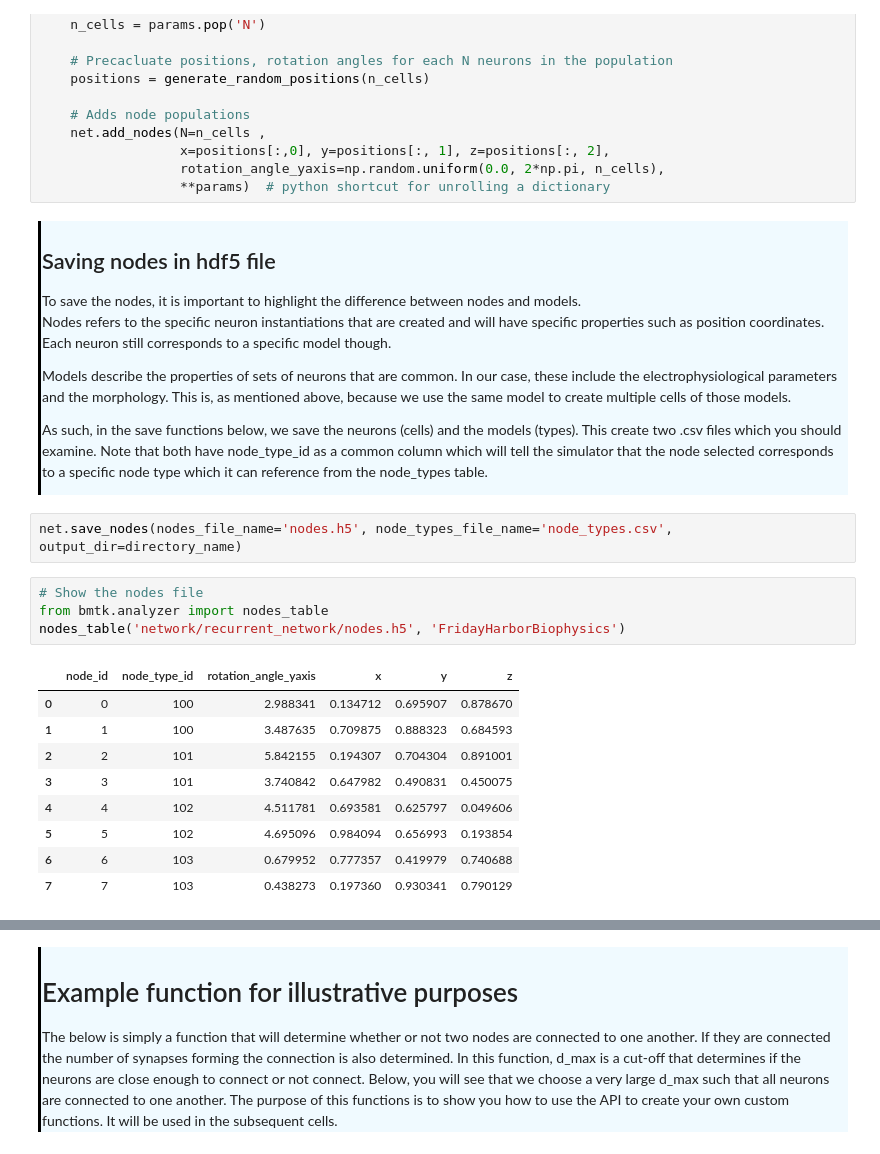
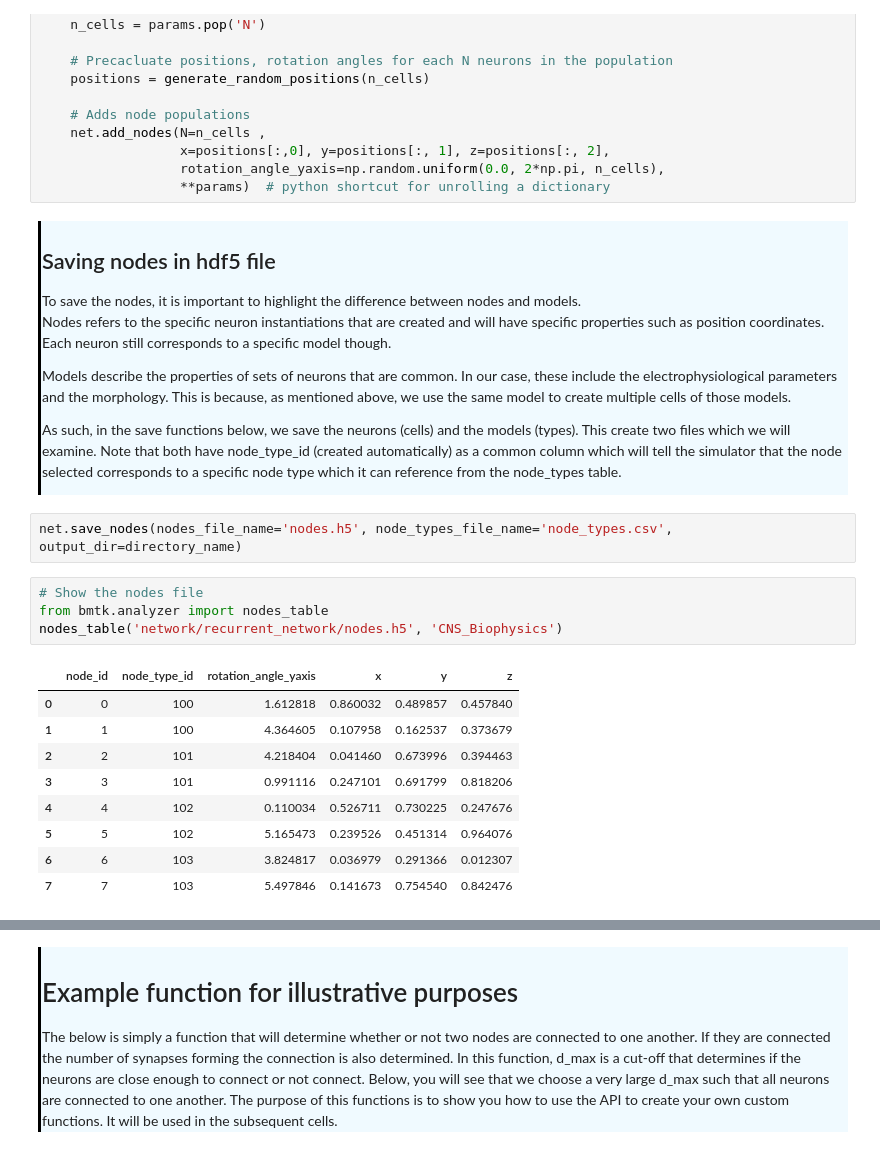
Before and after one commit to AllenInstitute/CNS_2018_Tutorial, a Jupyter notebook: bmtk/biophysical_notebook/biophysical_modeling.ipynb, the cells around one changed output, grey strips where cells are left out. Saved outputs shown, nothing was run; the diff lists cells and outputs as text.

```diff
--- a/bmtk/biophysical_notebook/biophysical_modeling.ipynb
+++ b/bmtk/biophysical_notebook/biophysical_modeling.ipynb
@@ -224,25 +216,25 @@ for model in LIF_models:
 <h2>Saving nodes in hdf5 file</h2>
 To save the nodes, it is important to highlight the difference between nodes and models.
 <p> Nodes refers to the specific neuron instantiations that are created and will have specific properties such as position coordinates. Each neuron still corresponds to a specific model though.
-<p> Models describe the properties of sets of neurons that are common. In our case, these include the electrophysiological parameters and the morphology. This is, as mentioned above, because we use the same model to create multiple cells of those models.
-<p>As such, in the save functions below, we save the neurons (cells) and the models (types). This create two .csv files which you should examine. Note that both have node_type_id as a common column which will tell the simulator that the node selected corresponds to a specific node type which it can reference from the node_types table.
+<p> Models describe the properties of sets of neurons that are common. In our case, these include the electrophysiological parameters and the morphology. This is because, as mentioned above, we use the same model to create multiple cells of those models.
+<p>As such, in the save functions below, we save the neurons (cells) and the models (types). This create two files which we will examine. Note that both have node_type_id (created automatically) as a common column which will tell the simulator that the node selected corresponds to a specific node type which it can reference from the node_types table.
 </div>
 # %%
 net.save_nodes(nodes_file_name='nodes.h5', node_types_file_name='node_types.csv', output_dir=directory_name)
 # %%
 # Show the nodes file
 from bmtk.analyzer import nodes_table
-nodes_table('network/recurrent_network/nodes.h5', 'FridayHarborBiophysics')
+nodes_table('network/recurrent_network/nodes.h5', 'CNS_Biophysics')
 # %% [output]
 |  | node_id | node_type_id | rotation_angle_yaxis | x | y | z |
-| 0 | 0 | 100 | 2.988341 | 0.134712 | 0.695907 | 0.878670 |
-| 1 | 1 | 100 | 3.487635 | 0.709875 | 0.888323 | 0.684593 |
-| 2 | 2 | 101 | 5.842155 | 0.194307 | 0.704304 | 0.891001 |
-| 3 | 3 | 101 | 3.740842 | 0.647982 | 0.490831 | 0.450075 |
-| 4 | 4 | 102 | 4.511781 | 0.693581 | 0.625797 | 0.049606 |
-| 5 | 5 | 102 | 4.695096 | 0.984094 | 0.656993 | 0.193854 |
-| 6 | 6 | 103 | 0.679952 | 0.777357 | 0.419979 | 0.740688 |
-| 7 | 7 | 103 | 0.438273 | 0.197360 | 0.930341 | 0.790129 |
+| 0 | 0 | 100 | 1.612818 | 0.860032 | 0.489857 | 0.457840 |
+| 1 | 1 | 100 | 4.364605 | 0.107958 | 0.162537 | 0.373679 |
+| 2 | 2 | 101 | 4.218404 | 0.041460 | 0.673996 | 0.394463 |
+| 3 | 3 | 101 | 0.991116 | 0.247101 | 0.691799 | 0.818206 |
+| 4 | 4 | 102 | 0.110034 | 0.526711 | 0.730225 | 0.247676 |
+| 5 | 5 | 102 | 5.165473 | 0.239526 | 0.451314 | 0.964076 |
+| 6 | 6 | 103 | 3.824817 | 0.036979 | 0.291366 | 0.012307 |
+| 7 | 7 | 103 | 5.497846 | 0.141673 | 0.754540 | 0.842476 |
 # %%
 # Show the node_types file. Note the common column is node_type_id
 node_types_DF = pd.DataFrame.from_csv('network/recurrent_network/node_types.csv', sep = ' ')
```
Also changed, not shown: parts of 54 cells of this notebook.
